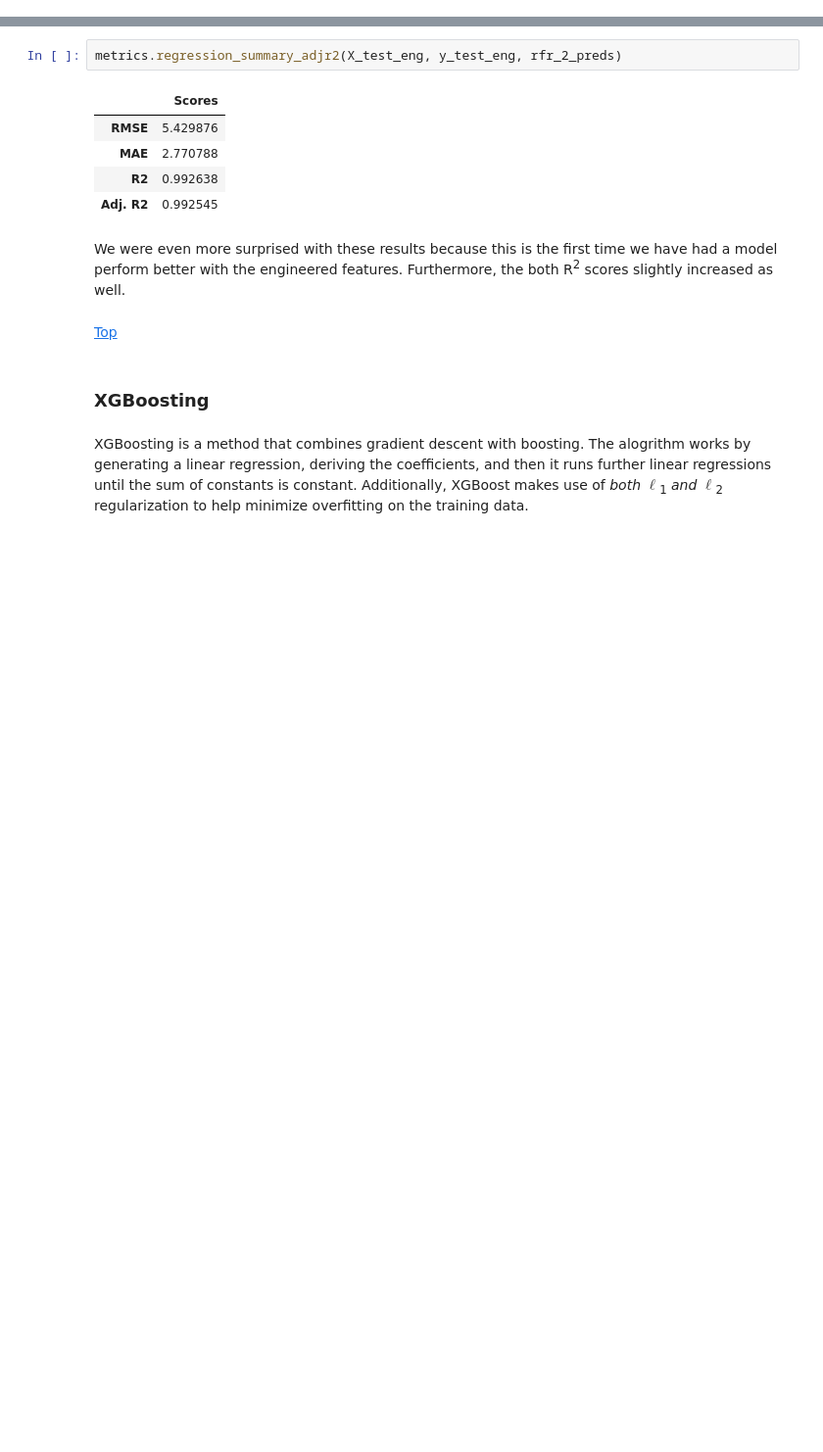
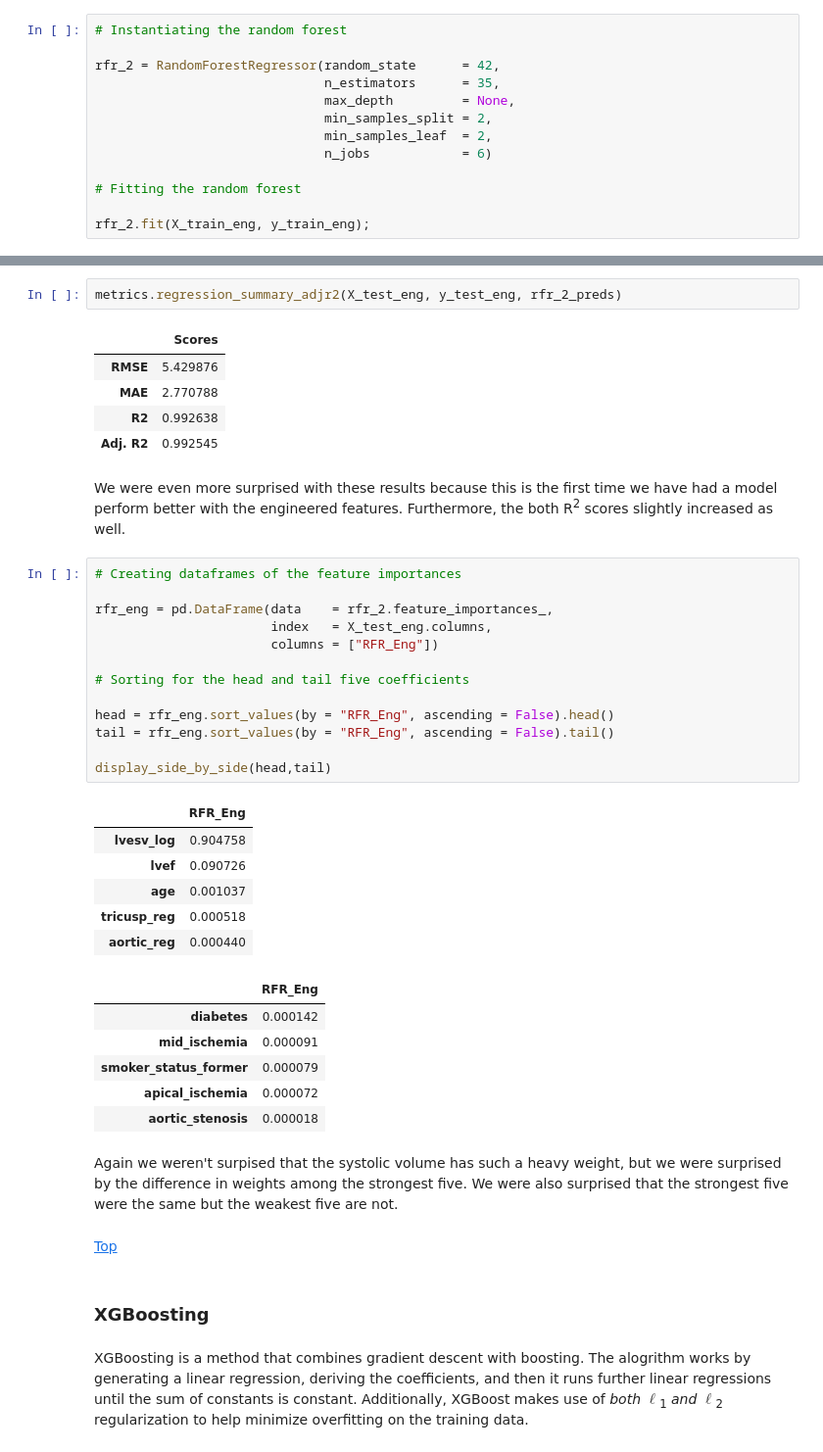
Before and after one commit to a-bergman/DSI-Capstone, a Jupyter notebook: Code/Modeling And Evaluation.ipynb, the cells around one changed output, grey strips where cells are left out. Shown: that part at 98% size. Cells and saved outputs as stored; diff of their text form; blank space fills up the shorter version.

```diff
--- a/Code/Modeling And Evaluation.ipynb
+++ b/Code/Modeling And Evaluation.ipynb
@@ -760,3 +809,16 @@ rfr_2_gs.fit(X_train_eng, y_train_eng);
+# %%
+# Instantiating the random forest
+
+rfr_2 = RandomForestRegressor(random_state      = 42,
+                              n_estimators      = 35,
+                              max_depth         = None,
+                              min_samples_split = 2,
+                              min_samples_leaf  = 2,
+                              n_jobs            = 6)
+
+# Fitting the random forest
+
+rfr_2.fit(X_train_eng, y_train_eng);
 # %%
 # Generating training predictions
 
@@ -783,6 +845,34 @@ metrics.regression_summary_adjr2(X_test_eng, y_test_eng, rfr_2_preds)
 | Adj. R2 | 0.992545 |
 # %% [markdown]
 We were even more surprised with these results because this is the first time we have had a model perform better with the engineered features.  Furthermore, the both R<sup>2</sup> scores slightly increased as well.
+# %%
+# Creating dataframes of the feature importances
+
+rfr_eng = pd.DataFrame(data    = rfr_2.feature_importances_,
+                       index   = X_test_eng.columns,
+                       columns = ["RFR_Eng"])
+
+# Sorting for the head and tail five coefficients
+
+head = rfr_eng.sort_values(by = "RFR_Eng", ascending = False).head()
+tail = rfr_eng.sort_values(by = "RFR_Eng", ascending = False).tail()
+
+display_side_by_side(head,tail)
+# %% [output]
+|  | RFR_Eng |
+| lvesv_log | 0.904758 |
+| lvef | 0.090726 |
+| age | 0.001037 |
+| tricusp_reg | 0.000518 |
+| aortic_reg | 0.000440 |
+|  | RFR_Eng |
+| diabetes | 0.000142 |
+| mid_ischemia | 0.000091 |
+| smoker_status_former | 0.000079 |
+| apical_ischemia | 0.000072 |
+| aortic_stenosis | 0.000018 |
+# %% [markdown]
+Again we weren't surpised that the systolic volume has such a heavy weight, but we were surprised by the difference in weights among the strongest five. We were also surprised that the strongest five were the same but the weakest five are not.
 # %% [markdown]
 [Top](#Table-Of-Contents)
 # %% [markdown]
```
Also changed, not shown: parts of 19 cells of this notebook.
